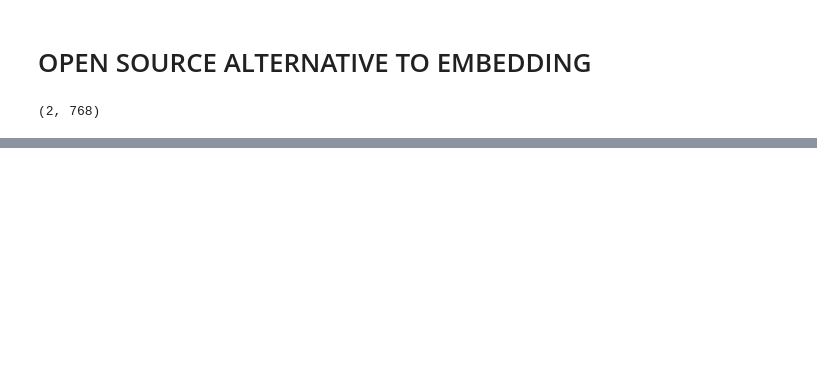
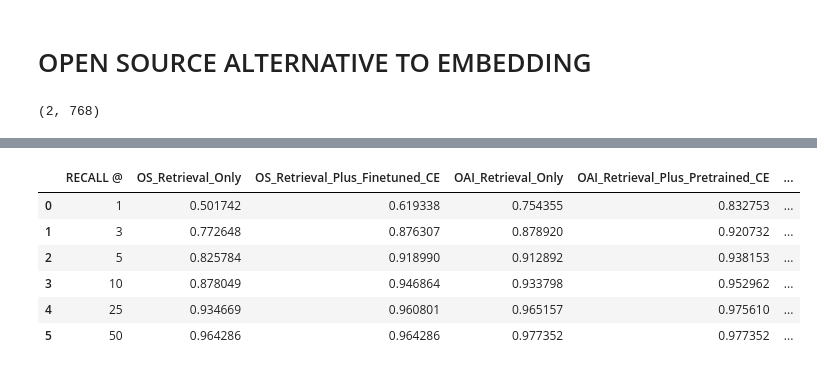
Before and after one commit to sinanuozdemir/oreilly-hands-on-gpt-llm, a Jupyter notebook: notebooks/semantic_search.ipynb, the cells around one changed output, grey strips where cells are left out. Cells and saved outputs as stored; diff of their text form; code cells hidden in the pictures; blank space fills up the shorter version.

```diff
--- a/notebooks/semantic_search.ipynb
+++ b/notebooks/semantic_search.ipynb
@@ -493,5 +952,7 @@ doc_emb = model.encode(docs, batch_size=32, show_progress_bar=True)
 # %%
-query = sample(dataset['validation']['question'], 1)[0]
+from random import sample
+
+query = sample(dataset['test']['question'], 1)[0]
 print(query)
-final_results = get_results_from_pinecone(query, top_k=3)
+final_results = get_results_from_pinecone(query, top_k=3, re_rank_model=finetuned)
 # %% [output]
@@ -558,0 +1083,13 @@ Open-source accuracy: 0.8235474006116208
+# %%
+# show results as a table
+
+results_df = pd.DataFrame({'RECALL @': [1, 3, 5, 10, 25, 50], 'OS_Retrieval_Only': OPEN_SOURCE_RETRIEVAL, 'OS_Retrieval_Plus_Finetuned_CE': OPEN_SOURCE_RETRIEVAL_PLUS_FT_CE   , 'OAI_Retrieval_Only': OPENAI_RETRIEVAL    , 'OAI_Retrieval_Plus_Pretrained_CE': OLD_CROSS_ENCODER, 'OAI_Retrieval_Plus_Finetuned_CE': NEW_CROSS_ENCODER})
+results_df
+# %% [output]
+|  | RECALL @ | OS_Retrieval_Only | OS_Retrieval_Plus_Finetuned_CE | OAI_Retrieval_Only | OAI_Retrieval_Plus_Pretrained_CE | ... |
+| 0 | 1 | 0.501742 | 0.619338 | 0.754355 | 0.832753 | ... |
+| 1 | 3 | 0.772648 | 0.876307 | 0.878920 | 0.920732 | ... |
+| 2 | 5 | 0.825784 | 0.918990 | 0.912892 | 0.938153 | ... |
+| 3 | 10 | 0.878049 | 0.946864 | 0.933798 | 0.952962 | ... |
+| 4 | 25 | 0.934669 | 0.960801 | 0.965157 | 0.975610 | ... |
+| 5 | 50 | 0.964286 | 0.964286 | 0.977352 | 0.977352 | ... |
```
Also changed, not shown: parts of 128 cells of this notebook, 2 other files.
